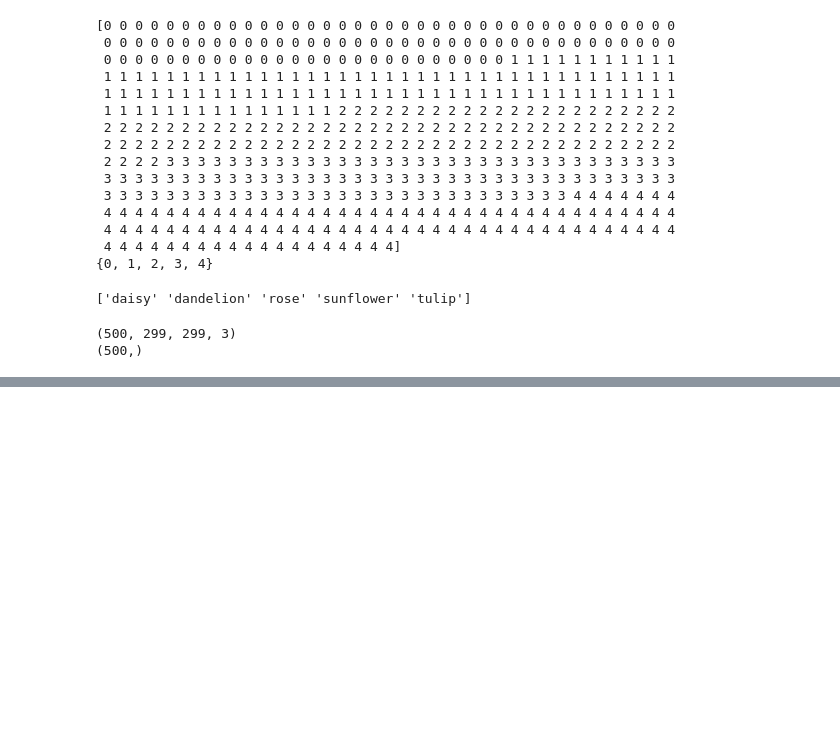
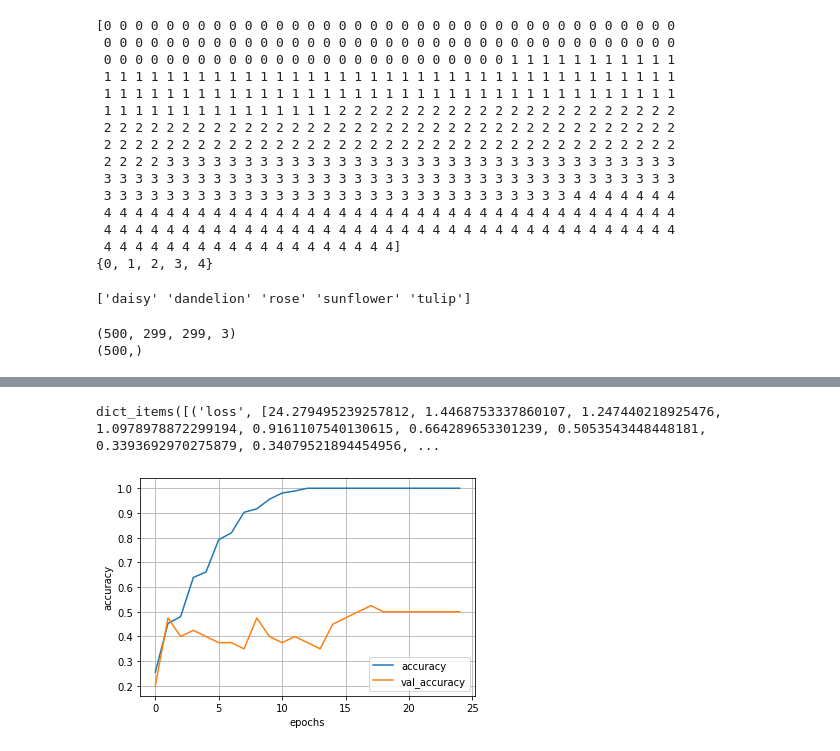
Before and after one commit to neethak/FDP_DL-adishankara, a Jupyter notebook: CNN.ipynb, the cells around one changed output, grey strips where cells are left out. Cells and saved outputs as stored; diff of their text form; code cells hidden in the pictures; blank space fills up the shorter version.

```diff
--- a/CNN.ipynb
+++ b/CNN.ipynb
@@ -109,0 +178,14 @@ print(y.shape)
+# %%
+# Compile the network with appropriate settings for loss, optimizer and metrics.
+model_CNN.compile(loss='sparse_categorical_crossentropy',
+                  optimizer='adam',
+                  metrics=['accuracy'])
+
+#Training the model.
+history_CNN = model_CNN.fit(x=X_train_std,
+                            y=y_train,
+                            epochs=25,
+                            validation_split=0.1,
+                            batch_size=32)
+
+#history_cnn (dictionary) captures the loss and accuracy in ech epoch and stores
@@ -109,0 +210,19 @@ print(y.shape)
+# %%
+history_CNN.history.items()
+# %% [output]
+dict_items([('loss', [24.279495239257812, 1.4468753337860107, 1.247440218925476, 1.0978978872299194, 0.9161107540130615, 0.664289653301239, 0.5053543448448181, 0.3393692970275879, 0.34079521894454956, ...
+# %%
+keys = ['accuracy', 'val_accuracy']
+progress = {k:v for k,v in history_CNN.history.items() if k in keys} #returns the training accuracy and validation accuracy as two separate lists,
+                                                                      #attached with the keys in a dictionary format
+
+import pandas as pd
+pd.DataFrame(progress).plot()
+
+plt.xlabel("epochs")
+plt.ylabel("accuracy")
+
+plt.grid(True)
+plt.show()
+# %% [output]
+[figure, added]
```
Also changed, not shown: parts of 13 cells of this notebook.
